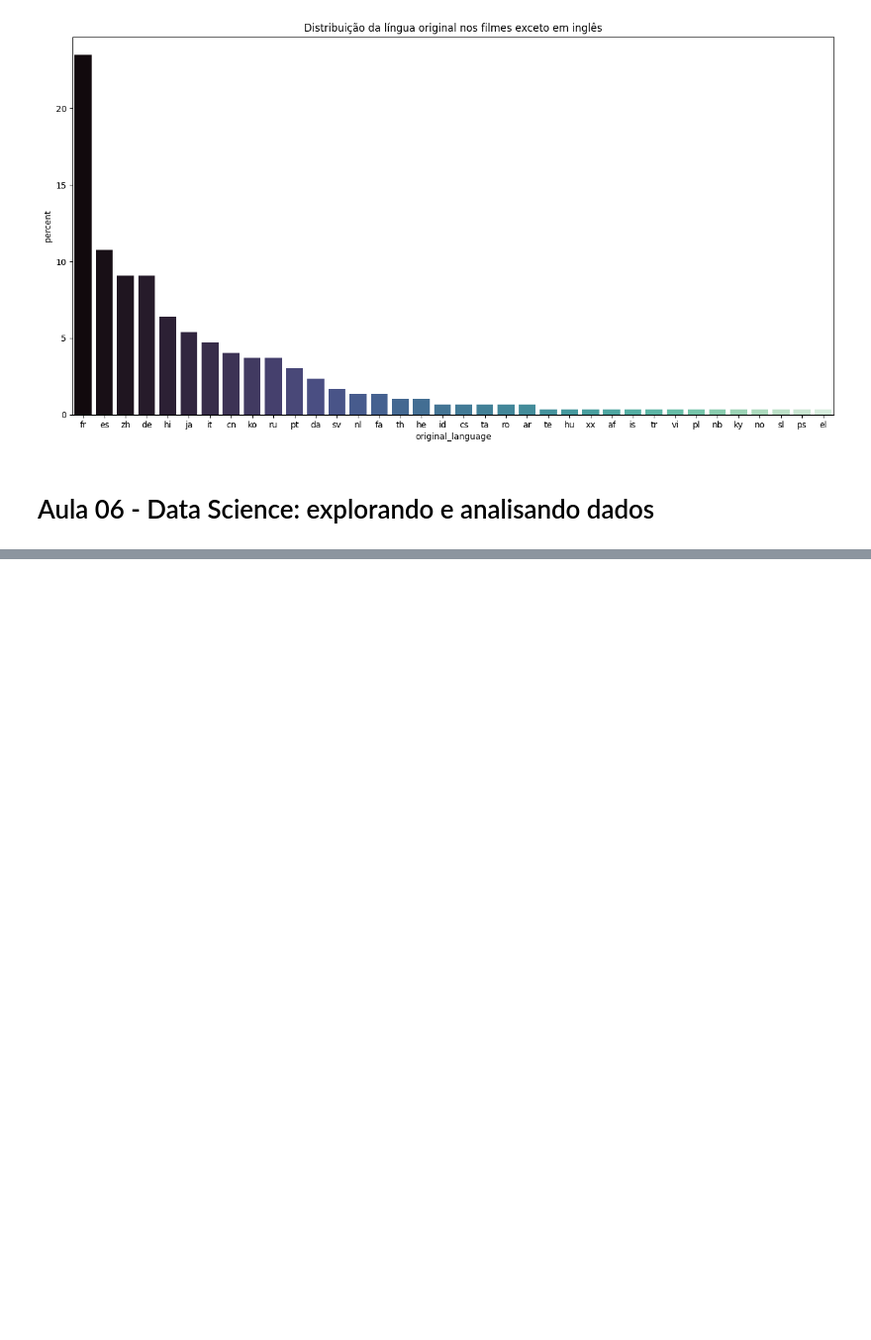
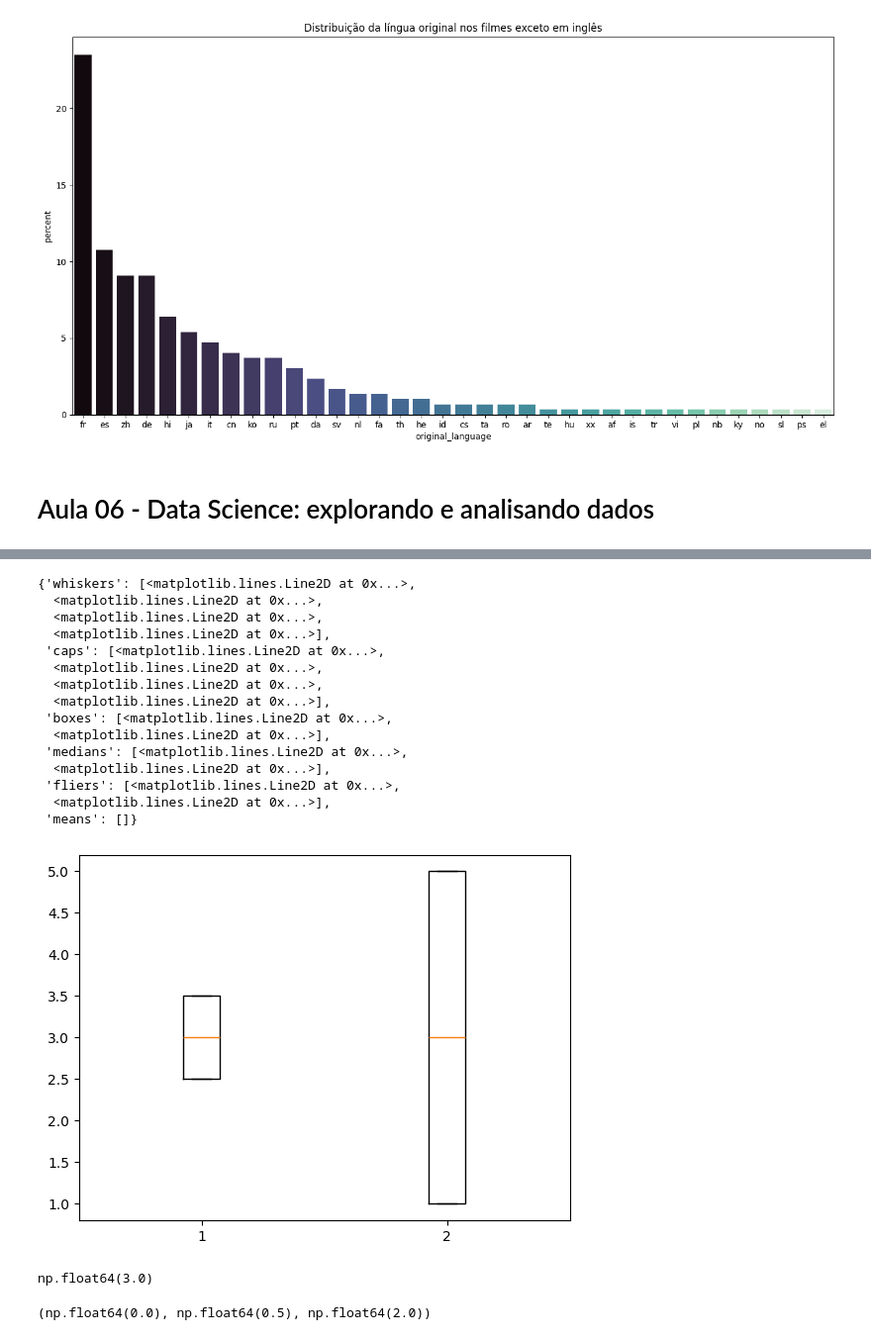
Before and after one commit to Ygor-Amaro/Alura_data_science_1, a Jupyter notebook: Data_Science_explorando_e_analisando_dados.ipynb, the cells around one changed output, grey strips where cells are left out. Shown at 99% size. Cells and saved outputs as stored; diff of their text form; code cells hidden in the pictures; blank space fills up the shorter version.

```diff
--- a/Data_Science_explorando_e_analisando_dados.ipynb
+++ b/Data_Science_explorando_e_analisando_dados.ipynb
@@ -373,0 +432,28 @@ plt.show()
+# %%
+plt.boxplot([filme1, filme2])
+# %% [output]
+{'whiskers': [<matplotlib.lines.Line2D at 0x...>,
+  <matplotlib.lines.Line2D at 0x...>,
+  <matplotlib.lines.Line2D at 0x...>,
+  <matplotlib.lines.Line2D at 0x...>],
+ 'caps': [<matplotlib.lines.Line2D at 0x...>,
+  <matplotlib.lines.Line2D at 0x...>,
+  <matplotlib.lines.Line2D at 0x...>,
+  <matplotlib.lines.Line2D at 0x...>],
+ 'boxes': [<matplotlib.lines.Line2D at 0x...>,
+  <matplotlib.lines.Line2D at 0x...>],
+ 'medians': [<matplotlib.lines.Line2D at 0x...>,
+  <matplotlib.lines.Line2D at 0x...>],
+ 'fliers': [<matplotlib.lines.Line2D at 0x...>,
+  <matplotlib.lines.Line2D at 0x...>],
+ 'means': []}
+[figure, added]
+# %%
+filme0 = [3.0] * 20 #espalha igual 0 ou desvio padrão igual a 0
+np.mean(filme0)
+# %% [output]
+np.float64(3.0)
+# %%
+np.std(filme0), np.std(filme1), np.std(filme2)
+# %% [output]
+(np.float64(0.0), np.float64(0.5), np.float64(2.0))
```
Also changed, not shown: parts of 12 cells of this notebook.
